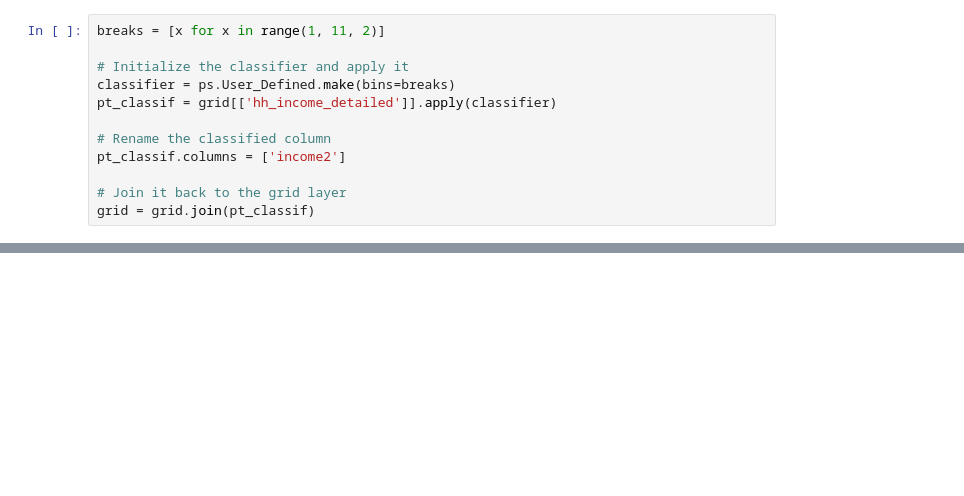
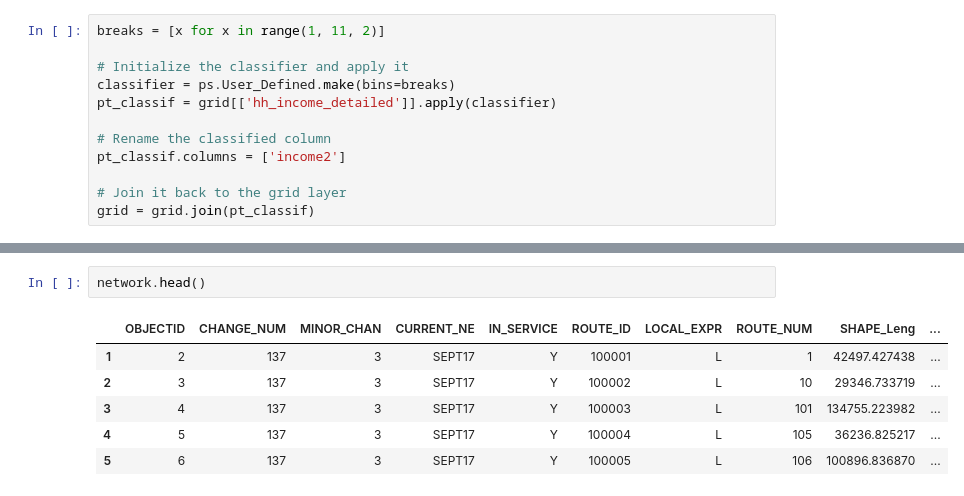
Before and after one commit to UWSEDS-aut17/uwseds-group-transit-and-social-science, a Jupyter notebook: Docs/Bokeh_Mapping.ipynb, the cells around one changed output, grey strips where cells are left out. Saved outputs shown, nothing was run; the diff lists cells and outputs as text; blank space fills up the shorter version.

```diff
--- a/Docs/Bokeh_Mapping.ipynb
+++ b/Docs/Bokeh_Mapping.ipynb
@@ -131,0 +182,9 @@ show(p)
+# %%
+network.head()
+# %% [output]
+|  | OBJECTID | CHANGE_NUM | MINOR_CHAN | CURRENT_NE | IN_SERVICE | ROUTE_ID | LOCAL_EXPR | ROUTE_NUM | SHAPE_Leng | ... |
+| 1 | 2 | 137 | 3 | SEPT17 | Y | 100001 | L | 1 | 42497.427438 | ... |
+| 2 | 3 | 137 | 3 | SEPT17 | Y | 100002 | L | 10 | 29346.733719 | ... |
+| 3 | 4 | 137 | 3 | SEPT17 | Y | 100003 | L | 101 | 134755.223982 | ... |
+| 4 | 5 | 137 | 3 | SEPT17 | Y | 100004 | L | 105 | 36236.825217 | ... |
+| 5 | 6 | 137 | 3 | SEPT17 | Y | 100005 | L | 106 | 100896.836870 | ... |
```
Also changed, not shown: parts of 16 cells of this notebook.
